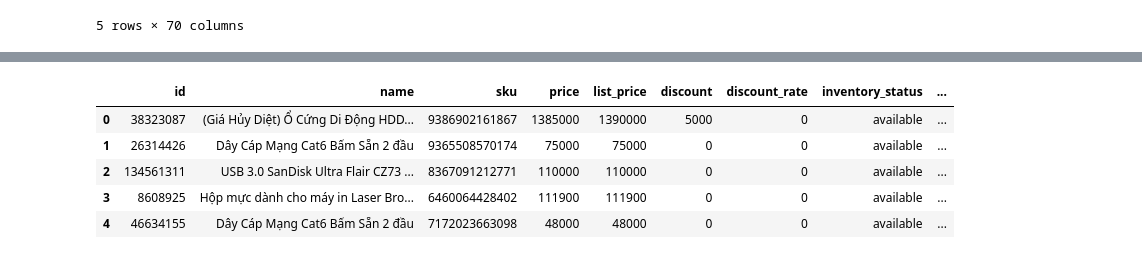
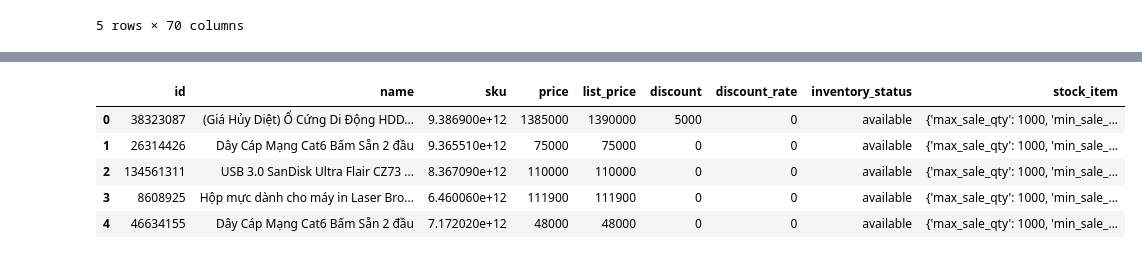
Before and after one commit to Phuc-sys/DE_Tiki, a Jupyter notebook: crawl_data_tiki.ipynb, the cells around one changed output, grey strips where cells are left out. Drawn from its saved outputs; the diff is of its cells as text; code cells hidden in the pictures.

```diff
--- a/crawl_data_tiki.ipynb
+++ b/crawl_data_tiki.ipynb
@@ -176,0 +166,3 @@ df_product.head()
+# %%
+df = pd.read_csv('product_full_details.csv')
+df.head()
@@ -177,10 +314,11 @@ df_product.head()
 # %%
-df_trans = df_product[['id', 'name', 'sku', 'price', 'list_price', 'discount', 'discount_rate', 'inventory_status', 'all_time_quantity_sold']]
-df_trans.head()
+# Create dim product
+df_product = df[['id', 'name', 'sku', 'price', 'list_price', 'discount', 'discount_rate', 'inventory_status', 'stock_item']]
+df_product.head()
 # %% [output]
-|  | id | name | sku | price | list_price | discount | discount_rate | inventory_status | ... |
-| 0 | 38323087 | (Giá Hủy Diệt) Ổ Cứng Di Động HDD... | 9386902161867 | 1385000 | 1390000 | 5000 | 0 | available | ... |
-| 1 | 26314426 | Dây Cáp Mạng Cat6 Bấm Sẵn 2 đầu | 9365508570174 | 75000 | 75000 | 0 | 0 | available | ... |
-| 2 | 134561311 | USB 3.0 SanDisk Ultra Flair CZ73 ... | 8367091212771 | 110000 | 110000 | 0 | 0 | available | ... |
-| 3 | 8608925 | Hộp mực dành cho máy in Laser Bro... | 6460064428402 | 111900 | 111900 | 0 | 0 | available | ... |
-| 4 | 46634155 | Dây Cáp Mạng Cat6 Bấm Sẵn 2 đầu | 7172023663098 | 48000 | 48000 | 0 | 0 | available | ... |
+|  | id | name | sku | price | list_price | discount | discount_rate | inventory_status | stock_item |
+| 0 | 38323087 | (Giá Hủy Diệt) Ổ Cứng Di Động HDD... | 9.386900e+12 | 1385000 | 1390000 | 5000 | 0 | available | {'max_sale_qty': 1000, 'min_sale_... |
+| 1 | 26314426 | Dây Cáp Mạng Cat6 Bấm Sẵn 2 đầu | 9.365510e+12 | 75000 | 75000 | 0 | 0 | available | {'max_sale_qty': 1000, 'min_sale_... |
+| 2 | 134561311 | USB 3.0 SanDisk Ultra Flair CZ73 ... | 8.367090e+12 | 110000 | 110000 | 0 | 0 | available | {'max_sale_qty': 1000, 'min_sale_... |
+| 3 | 8608925 | Hộp mực dành cho máy in Laser Bro... | 6.460060e+12 | 111900 | 111900 | 0 | 0 | available | {'max_sale_qty': 1000, 'min_sale_... |
+| 4 | 46634155 | Dây Cáp Mạng Cat6 Bấm Sẵn 2 đầu | 7.172020e+12 | 48000 | 48000 | 0 | 0 | available | {'max_sale_qty': 1000, 'min_sale_... |
```
Also changed, not shown: parts of 22 cells of this notebook, 3 other files.
